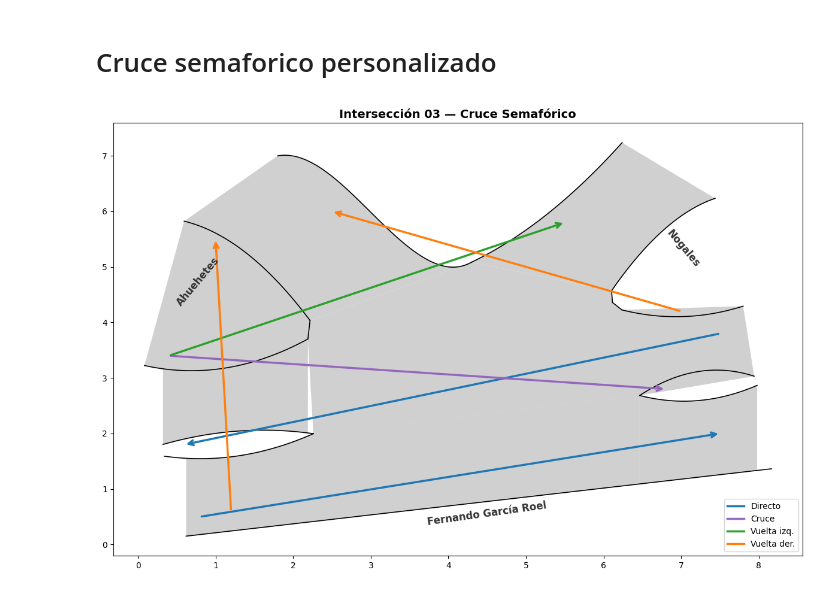
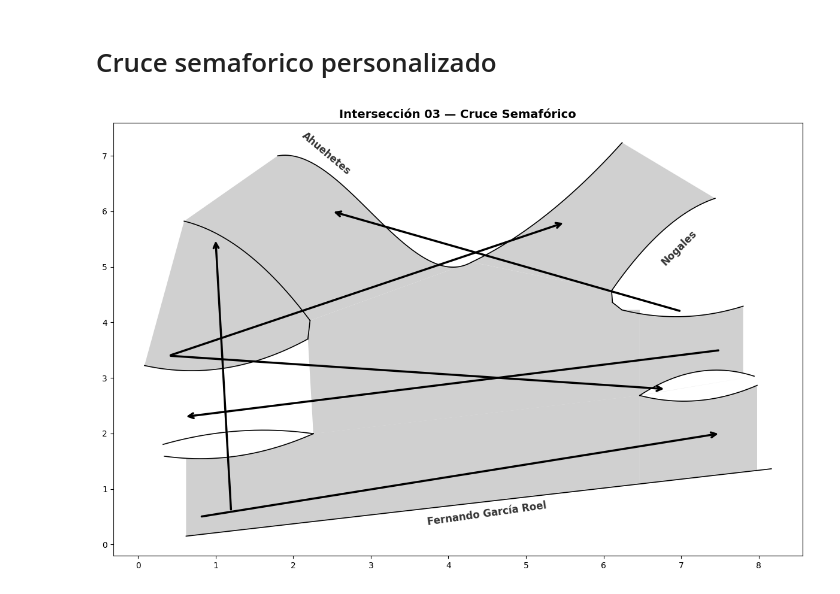
Before and after one commit to Lunaaaalj/Analisis-Vial, a Jupyter notebook: notebooks/Angel_Luna.ipynb, the cells around one changed output. Cells and saved outputs as stored; diff of their text form; code cells hidden in the pictures.

Commit message:
fixes: eliminate arrows and legend, fix some grey fill, there are still irregular areas

```diff
--- a/notebooks/Angel_Luna.ipynb
+++ b/notebooks/Angel_Luna.ipynb
@@ -113,9 +113,6 @@ def fill_road(c_bottom, c_top):
 # F.G. Roel lower-left lane: between c3 (bottom) and c4 (top)
 fill_road(curves[3], curves[4])
 
-# Upper-left lane: between c5 (bottom) and c0 (top)
-fill_road(curves[5], curves[0])
-
 # F.G. Roel lower-right lane: between c3 (bottom) and c6 (top)
 fill_road(curves[3], curves[6])
 
@@ -151,7 +148,7 @@ intersection_pts = np.array([
     curves[4][-1],   # ~(2.26, 2.00)
     curves[6][0],    # ~(6.47, 2.68)
     curves[7][-1],   # ~(7.94, 3.03)
-    curves[8][-1],   # ~(7.80, 4.29)
+    curves[-8][1],   # ~(7.80, 4.29)
     curves[8][0],    # ~(6.24, 4.23)
     curves[9][0],    # ~(6.11, 4.36)
     curves[10][0],   # ~(6.10, 4.57)
@@ -165,49 +162,43 @@ ax.fill(intersection_pts[:, 0], intersection_pts[:, 1], color=ROAD_COLOR, edgeco
 poly_nw = np.vstack([curves[2][::-1], curves[13]])
 ax.fill(poly_nw[:, 0], poly_nw[:, 1], color=ROAD_COLOR, edgecolor='none', zorder=1)
 
 # Nogales NE arm: left edge c12, right edge c11
 poly_ne = np.vstack([curves[12], curves[11][::-1]])
 ax.fill(poly_ne[:, 0], poly_ne[:, 1], color=ROAD_COLOR, edgecolor='none', zorder=1)
 
 # --- 2. Road edge lines ---
 for c in curves:
     ax.plot(c[:, 0], c[:, 1], color='k', linewidth=1.2, zorder=2)
 
 # --- 3. Street name labels ---
-ax.text(0.8, 4.7, 'Ahuehetes', fontsize=12, fontweight='bold', color='#333',
-        rotation=50, ha='center', rotation_mode='anchor', zorder=4)
+ax.text(2.4,7, 'Ahuehetes', fontsize=12, fontweight='bold', color='#333',
+        rotation=-40, ha='center', rotation_mode='anchor', zorder=4)
 ax.text(7.0, 5.3, 'Nogales', fontsize=12, fontweight='bold', color='#333',
-        rotation=-50, ha='center', rotation_mode='anchor', zorder=4)
+        rotation=45, ha='center', rotation_mode='anchor', zorder=4)
 ax.text(4.5, 0.5, 'Fernando García Roel', fontsize=12, fontweight='bold', color='#333',
         rotation=8, ha='center', rotation_mode='anchor', zorder=4)
 
 # --- 4. Direction arrows ---
 arrow_kw = dict(arrowstyle='->', lw=2.5, mutation_scale=15)
 
 arrows = [
-    ((0.8, 0.5),  (7.5, 2.0),  '#1f77b4'),   # F.G.Roel W -> E (directo)
-    ((7.5, 3.8),  (0.6, 1.8),  '#1f77b4'),   # F.G.Roel E -> W (directo)
-    ((0.4, 3.4),  (6.8, 2.8),  '#9467bd'),   # Ahuehetes -> F.G.Roel E (cruce)
-    ((0.4, 3.4),  (5.5, 5.8),  '#2ca02c'),   # Ahuehetes -> Nogales NE (vuelta izq)
-    ((1.2, 0.6),  (1.0, 5.5),  '#ff7f0e'),   # F.G.Roel -> Ahuehetes (vuelta der)
-    ((7.0, 4.2),  (2.5, 6.0),  '#ff7f0e'),   # Nogales -> Ahuehetes (vuelta der)
+    ((0.8, 0.5),  (7.5, 2.0)),   # F.G.Roel W -> E (directo)
+    ((7.5, 3.5),  (0.6, 2.3)),   # F.G.Roel E -> W (directo)
+    ((0.4, 3.4),  (6.8, 2.8)),   # Ahuehetes -> F.G.Roel E (cruce)
+    ((0.4, 3.4),  (5.5, 5.8)),   # Ahuehetes -> Nogales NE (vuelta izq)
+    ((1.2, 0.6),  (1.0, 5.5)),   # F.G.Roel -> Ahuehetes (vuelta der)
+    ((7.0, 4.2),  (2.5, 6.0)),   # Nogales -> Ahuehetes (vuelta der)
 ]
 
-for start, end, color in arrows:
+for start, end in arrows:
     ax.annotate('', xy=end, xytext=start,
-                arrowprops=dict(**arrow_kw, color=color), zorder=3)
+                arrowprops=dict(**arrow_kw), zorder=3)
 
 # --- 5. Legend ---
-legend_elements = [
-    Line2D([0], [0], color='#1f77b4', lw=2.5, label='Directo'),
-    Line2D([0], [0], color='#9467bd', lw=2.5, label='Cruce'),
-    Line2D([0], [0], color='#2ca02c', lw=2.5, label='Vuelta izq.'),
-    Line2D([0], [0], color='#ff7f0e', lw=2.5, label='Vuelta der.'),
-]
-ax.legend(handles=legend_elements, loc='lower right', fontsize=10)
+
 
 ax.set_title('Intersección 03 — Cruce Semafórico', fontsize=14, fontweight='bold')
 plt.tight_layout()
 plt.show()
 # %% [output]
-[figure, old version]
+[figure, new version]
```
